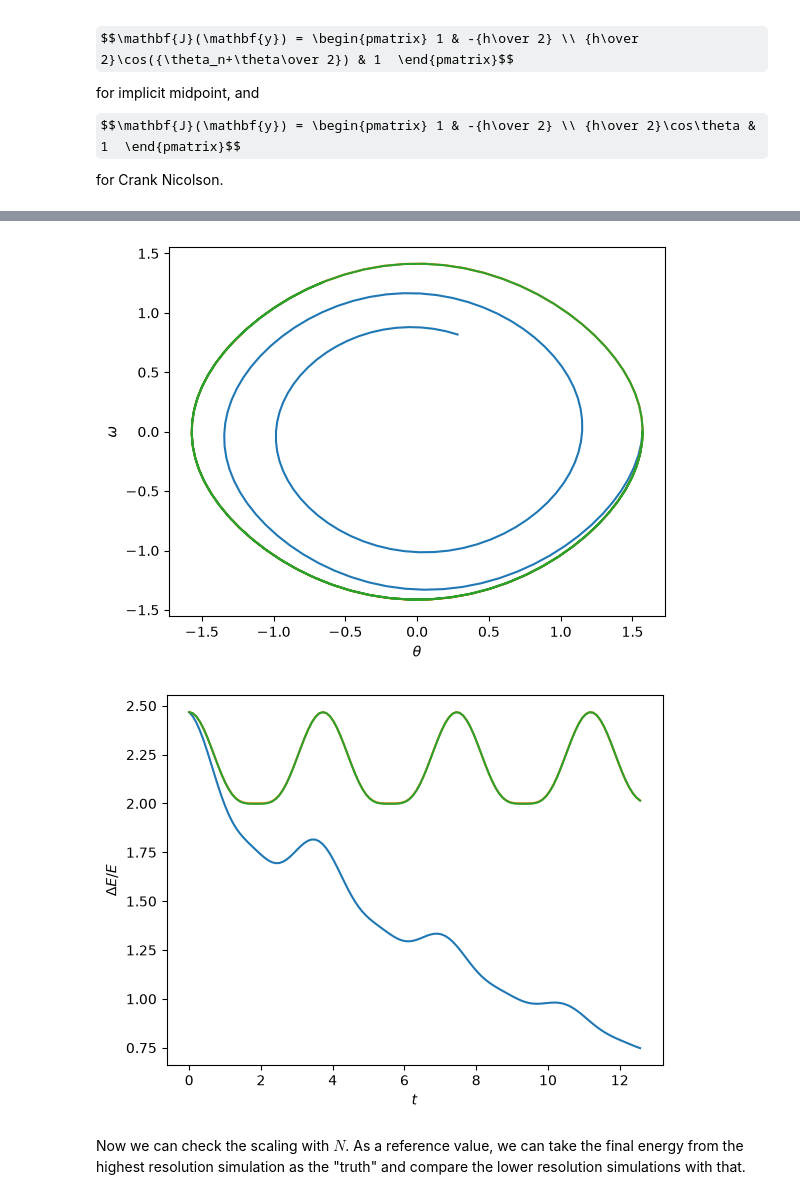
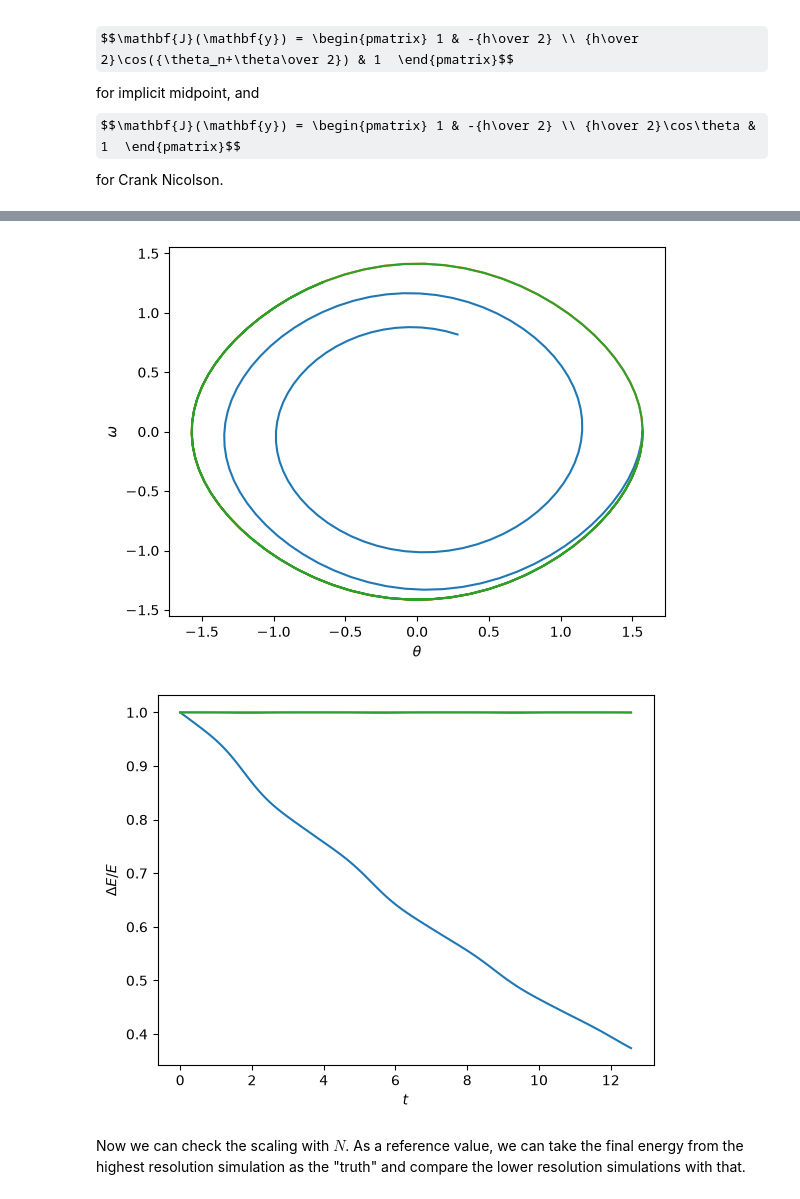
Before and after one commit to andrewcumming/phys512, a Jupyter notebook: solutions_hw2.ipynb, the cells around one changed output, grey strips where cells are left out. Drawn from its saved outputs; the diff is of its cells as text; code cells hidden in the pictures; some formulas as TeX source.

Commit message:
Energy fix for nonlinear pendulum in solutions_hw2

```diff
--- a/solutions_hw2.ipynb
+++ b/solutions_hw2.ipynb
@@ -203,37 +203,43 @@ plt.show()
 
 plt.figure()
 plt.plot(t,theta3-theta2)
 plt.title('Difference between the two second order methods')
 plt.show()
 
 plt.figure()
 plt.plot(theta,omega)
 plt.plot(theta2,omega2)
 plt.plot(theta3,omega3)
 plt.ylabel(r'$\omega$')
 plt.xlabel(r'$\theta$')
 plt.show()
 
 plt.figure()
-E = theta**2 + omega**2
-E2 = theta2**2 + omega2**2
-E3 = theta3**2 + omega3**2
+
+# Oct 13: update energy to use the correct expression for large angles
+# Older version used the small angle approximation:
+#E = theta**2 + omega**2
+#E2 = theta2**2 + omega2**2
+#E3 = theta3**2 + omega3**2
+E = 0.5*omega**2 + 1 - np.cos(theta)
+E2 = 0.5*omega2**2 + 1 - np.cos(theta2)
+E3 = 0.5*omega3**2 + 1 - np.cos(theta3)
 
 plt.plot(t, E)
 plt.plot(t, E2)
 plt.plot(t, E3)
 
 #plt.plot(t, (E-E[0])/E[0])
 #plt.plot(t, (E2-E2[0])/E2[0])
 #plt.plot(t, (E3-E3[0])/E3[0])
 plt.ylabel(r'$\Delta E/E$')
 plt.xlabel(r'$t$')
 plt.show()
 # %% [output]
 [figure]
 [figure]
 [figure]
-[figure, old version]
+[figure, new version]
 # %% [markdown]
 Now we can check the scaling with $N$. As a reference value, we can take the final energy from the highest resolution simulation as the "truth" and compare the lower resolution simulations with that.
 # %%
```
Also changed, not shown: parts of 1 cell of this notebook.
